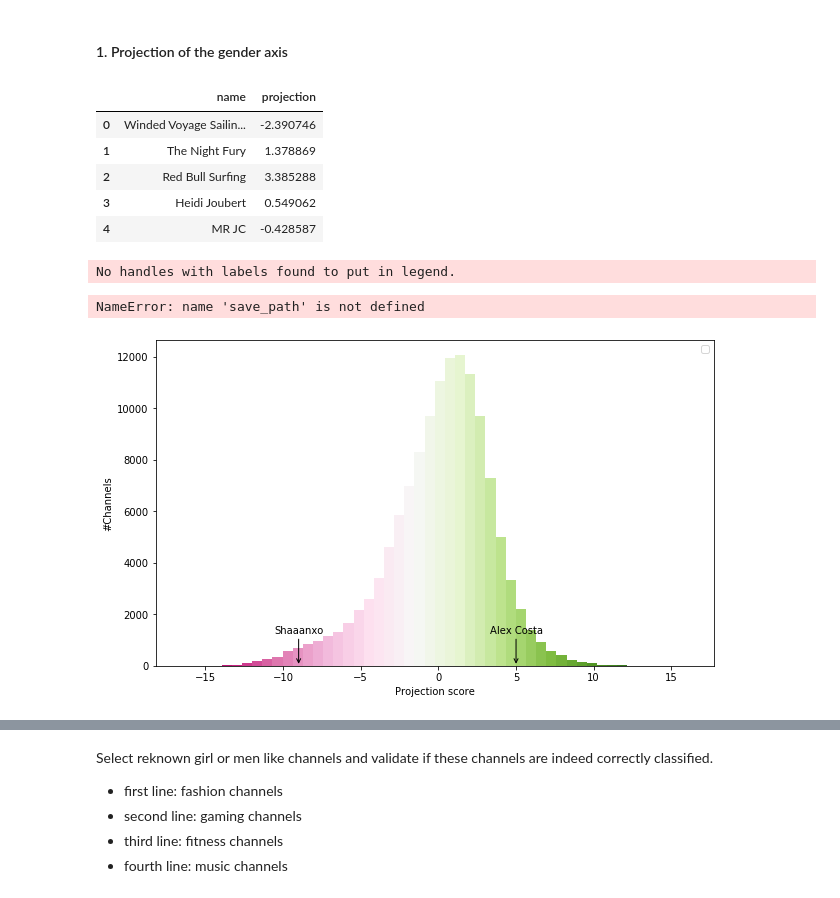
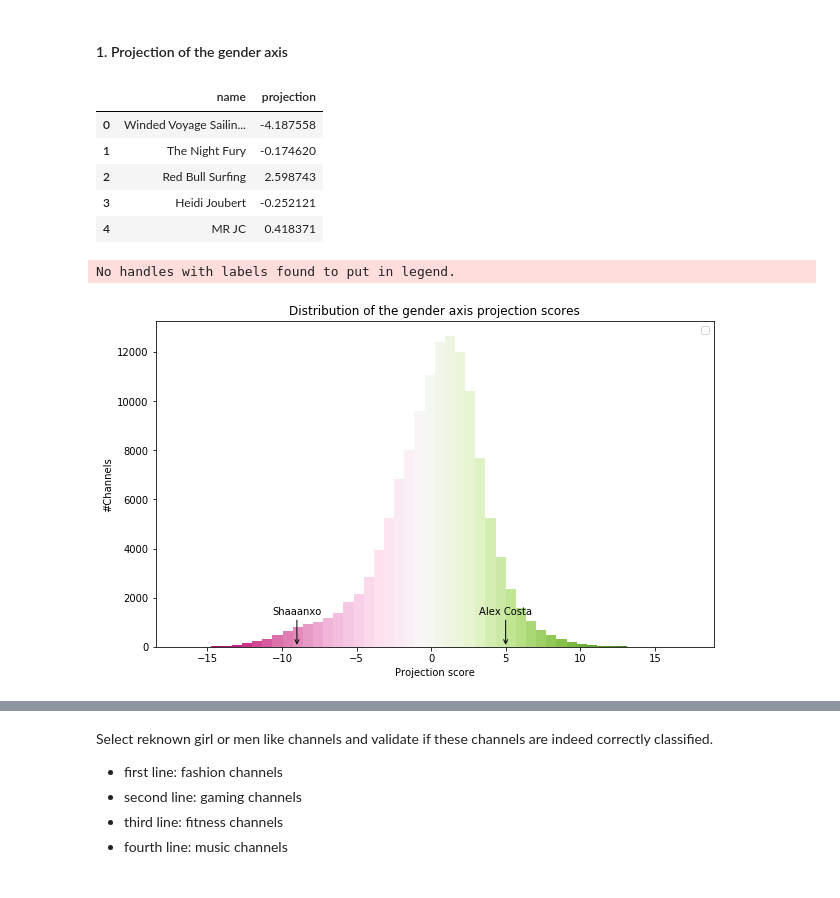
Before and after one commit to manoelhortaribeiro/youtube_projects, a Jupyter notebook: word2vec_pytorch/embedding_space/run_channels_more_300/channel_sampling_then_combination/CONTEXT_True_100_SUBSAMPLING_False_LR_0.005/axis_projection.ipynb, the cells around one changed output, grey strips where cells are left out. Cells and saved outputs as stored; diff of their text form; code cells hidden in the pictures.

```diff
--- a/word2vec_pytorch/embedding_space/run_channels_more_300/channel_sampling_then_combination/CONTEXT_True_100_SUBSAMPLING_False_LR_0.005/axis_projection.ipynb
+++ b/word2vec_pytorch/embedding_space/run_channels_more_300/channel_sampling_then_combination/CONTEXT_True_100_SUBSAMPLING_False_LR_0.005/axis_projection.ipynb
@@ -21,7 +21,7 @@ from helpers.helpers_visualization_axis_projection import *
 ### Selected parameters for the axis projection
 # %%
 # Number of neirest neighbors taken
-k = 30
+k = 10
 
 # Selected number of pairs to create the axis
 nb_selected_pairs = 6
@@ -145,16 +135,16 @@ df_gender_projection['projection'] = -df_gender_projection['projection']
 df_gender_projection.head()
 # %% [output]
 |  | name | projection |
-| 0 | Winded Voyage Sailin... | -2.390746 |
-| 1 | The Night Fury | 1.378869 |
-| 2 | Red Bull Surfing | 3.385288 |
-| 3 | Heidi Joubert | 0.549062 |
-| 4 | MR JC | -0.428587 |
+| 0 | Winded Voyage Sailin... | -4.187558 |
+| 1 | The Night Fury | -0.174620 |
+| 2 | Red Bull Surfing | 2.598743 |
+| 3 | Heidi Joubert | -0.252121 |
+| 4 | MR JC | 0.418371 |
 # %%
 seed_gender_name = ('Alex Costa', 'Shaaanxo')
 # %%
-visualization(df_gender_projection, seed_gender_name, 'PiYG', 45, 'Distribution of the gender axis projection scores', save_name = 'distr_gender.pdf')
+save_path = '/home/jouven/youtube_projects/word2vec_pytorch/embedding_space/run_channels_more_300/channel_sampling_then_combination/CONTEXT_True_100_SUBSAMPLING_False_LR_0.005/gender_projection.pdf'
+visualization(df_gender_projection, seed_gender_name, 'PiYG', 47, 'Distribution of the gender axis projection scores', save_path = save_path)
 # %% [output]
 No handles with labels found to put in legend.
-NameError: name 'save_path' is not defined
-[figure, old version]
+[figure, new version]
```
Also changed, not shown: parts of 15 cells of this notebook, 46 other files.
